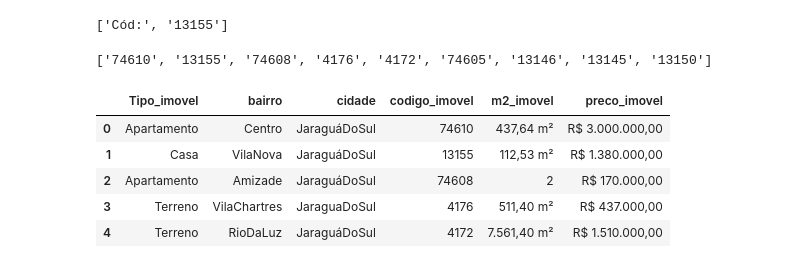
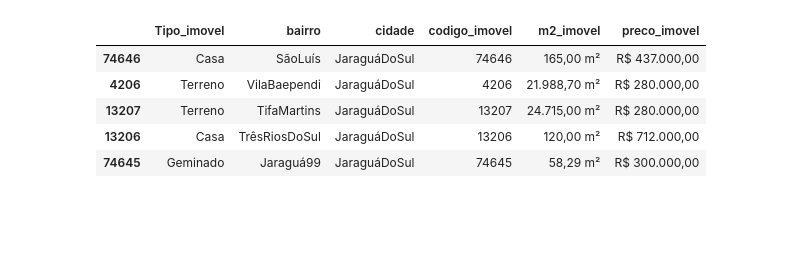
Before and after one commit to carlosal249/itaivan_scrapper, a Jupyter notebook: itaivan_scraper.ipynb, the cells around one changed output. Drawn from its saved outputs; the diff is of its cells as text; code cells hidden in the pictures; blank space fills up the shorter version.

```diff
--- a/itaivan_scraper.ipynb
+++ b/itaivan_scraper.ipynb
@@ -0,0 +194,4 @@
+# %%
+for i in range(info_extras_imovel.keys()):
+    print(info_extras_imovel[i].values())
+    # https://stackoverflow.com/questions/14263872/only-add-to-a-dict-if-a-condition-is-met
@@ -1,14 +252,13 @@
 # %%
-import bs4 as bs4
-import urllib.request
-import requests
-import time
-import re
 
-site = 'https://itaivan.com/busca/?finalidade=Venda&valor%5B0%5D=&valor%5B1%5D=&codigo=&pagina=1'
+
+site = 'https://itaivan.com/busca/?finalidade=Venda&valor%5B0%5D=&valor%5B1%5D=&codigo=&pagina=2'
 
 
 source = urllib.request.urlopen(site).read()
 time.sleep(5)
 
 soup = bs4.BeautifulSoup(source,'html')
+
+cards_imovel = soup.find_all('div', class_='slide col-xs-12 col-sm-6 col-md-6 col-lg-4')
+informacoes_card_imovel = [card.find_all('span', class_='tooltip-control') for card in cards_imovel]
@@ -23,16 +264,0 @@ len(teste_infos_add)
-# %%
-dict_imoveis = {}
-
-# for i in range(0, len(teste_infos_add)) as j:
-# itter = []
-for i in range(0, ):
-    primeiro_texto = teste_infos_add[0][i].img
-    print(primeiro_texto)
-    """
-    Procurando por metragem quadrada no anuncio do imovel
-    """
-    if re.findall(r"esquadro.png", str(primeiro_texto)):
-        print("encontrei!")
-
-    else:
-        print('f')
@@ -79,30 +301,25 @@ def data_cleaning(card_iterator=local_imovel,
         cod_imoveis.append(codigo_imovel[i].split()[1])
 
     return bairro, cidade, cod_imoveis
-# %%
-#re.compile(r'[/d]+', codigo_imovel[0])
-codigo_imovel[1].split()
-# %% [output]
-['Cód:', '13155']
 # %%
 bairro, cidade, cod_imoveis = data_cleaning()
-# %%
-cod_imoveis
-# %% [output]
-['74610', '13155', '74608', '4176', '4172', '74605', '13146', '13145', '13150']
 # %%
 import pandas as pd
 
-data = pd.DataFrame(list(zip(tipo_imovel, bairro, cidade,
-                              cod_imoveis, m2_imovel,
-                             preco_imovel)), columns=
-                    ['Tipo_imovel', 'bairro', 'cidade','codigo_imovel',
-                     'm2_imovel','preco_imovel'])
+data = pd.DataFrame(list(
+    zip(tipo_imovel, bairro, cidade,
+        cod_imoveis, m2_imovel,
+        preco_imovel)),
+        columns=[
+            'Tipo_imovel', 'bairro', 'cidade',
+            'codigo_imovel', 'm2_imovel','preco_imovel']
+        , index=cod_imoveis)
+
 data.head()
 # %% [output]
 |  | Tipo_imovel | bairro | cidade | codigo_imovel | m2_imovel | preco_imovel |
-| 0 | Apartamento | Centro | JaraguáDoSul | 74610 | 437,64 m² | R$ 3.000.000,00 |
-| 1 | Casa | VilaNova | JaraguáDoSul | 13155 | 112,53 m² | R$ 1.380.000,00 |
-| 2 | Apartamento | Amizade | JaraguáDoSul | 74608 | 2 | R$ 170.000,00 |
-| 3 | Terreno | VilaChartres | JaraguaDoSul | 4176 | 511,40 m² | R$ 437.000,00 |
-| 4 | Terreno | RioDaLuz | JaraguáDoSul | 4172 | 7.561,40 m² | R$ 1.510.000,00 |
+| 74646 | Casa | SãoLuís | JaraguáDoSul | 74646 | 165,00 m² | R$ 437.000,00 |
+| 4206 | Terreno | VilaBaependi | JaraguáDoSul | 4206 | 21.988,70 m² | R$ 280.000,00 |
+| 13207 | Terreno | TifaMartins | JaraguáDoSul | 13207 | 24.715,00 m² | R$ 280.000,00 |
+| 13206 | Casa | TrêsRiosDoSul | JaraguáDoSul | 13206 | 120,00 m² | R$ 712.000,00 |
+| 74645 | Geminado | Jaraguá99 | JaraguáDoSul | 74645 | 58,29 m² | R$ 300.000,00 |
```
Also changed, not shown: parts of 27 cells of this notebook.
